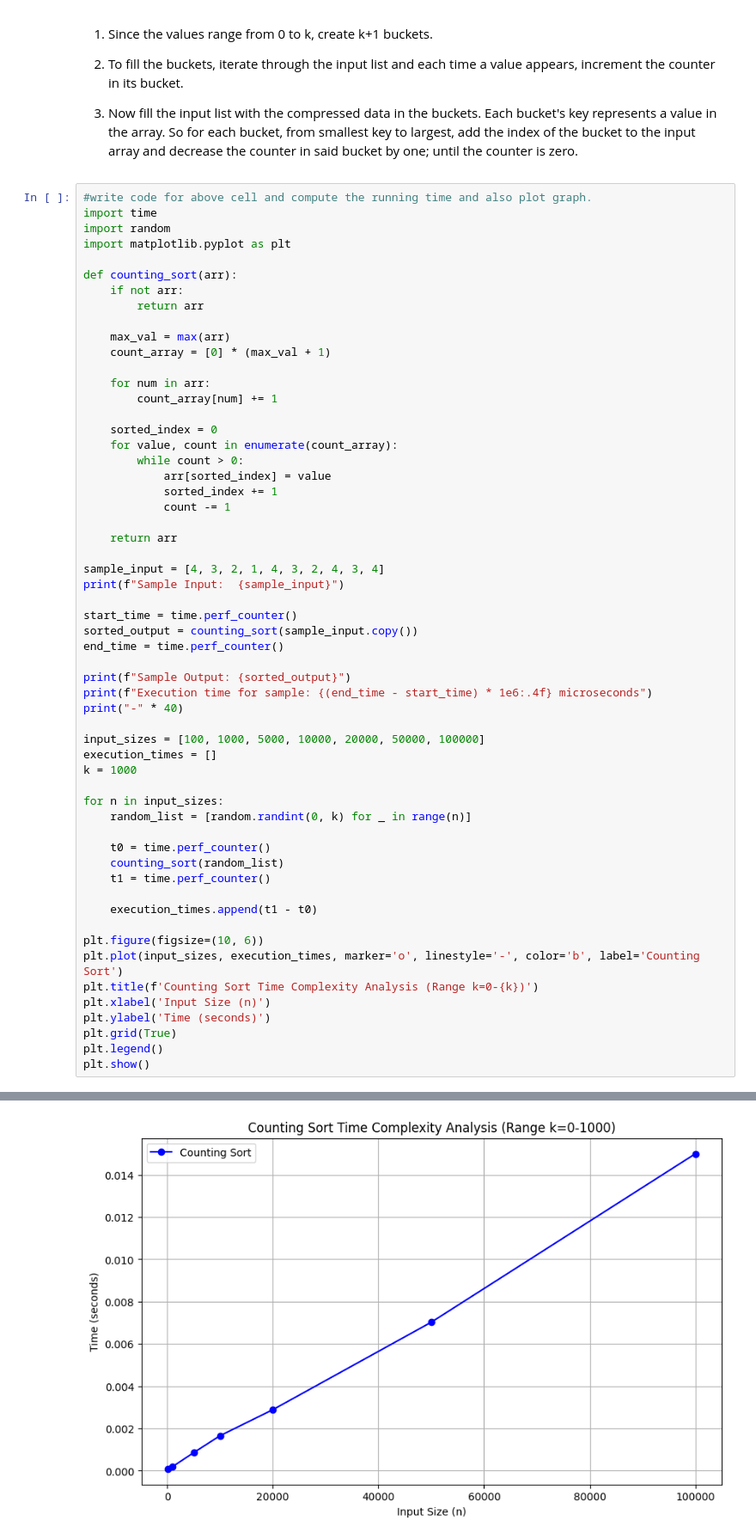
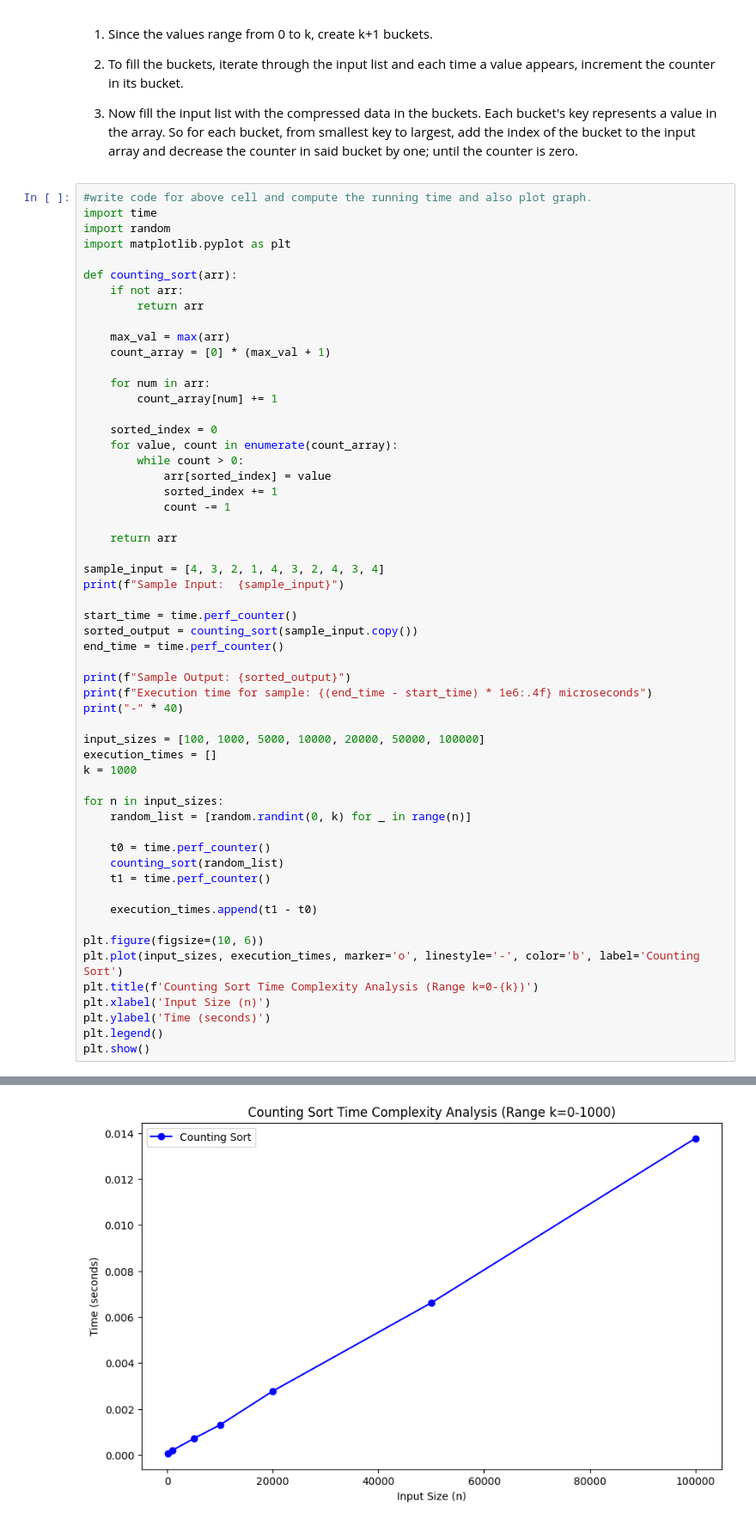
Before and after one commit to AryanAnand-ux/Algorithm-lab, a Jupyter notebook: Lab_6.ipynb, the cells around one changed output, grey strips where cells are left out. Shown at 86% size. Cells and saved outputs as stored; diff of their text form.

```diff
--- a/Lab_6.ipynb
+++ b/Lab_6.ipynb
@@ -79,7 +79,6 @@ plt.plot(input_sizes, execution_times, marker='o', linestyle='-', color='b', lab
 plt.title(f'Counting Sort Time Complexity Analysis (Range k=0-{k})')
 plt.xlabel('Input Size (n)')
 plt.ylabel('Time (seconds)')
-plt.grid(True)
 plt.legend()
 plt.show()
 # %% [output]
@@ -89,5 +88,5 @@ Execution time for sample: 73.5940 microseconds
 ----------------------------------------
-[figure, old version]
+[figure, new version]
 # %% [markdown]
  - *Bucketsort*
 Statement:
```
Also changed, not shown: parts of 2 cells of this notebook.
